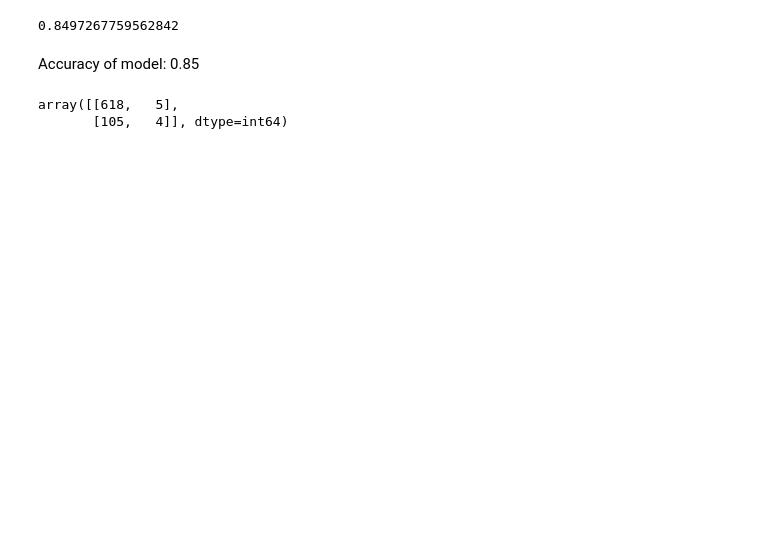
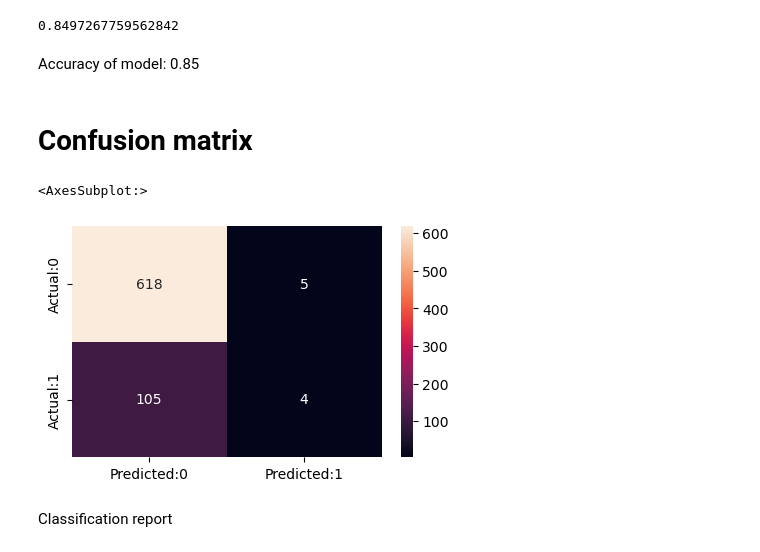
Before and after one commit to kitarp07/AI_final, a Jupyter notebook: heart_disease.ipynb, the cells around one changed output. Cells and saved outputs as stored; diff of their text form; code cells hidden in the pictures; blank space fills up the shorter version.

```diff
--- a/heart_disease.ipynb
+++ b/heart_disease.ipynb
@@ -572,8 +574,16 @@ sklearn.metrics.accuracy_score(y_test,s)
 0.8497267759562842
 # %% [markdown]
 Accuracy of model: 0.85
-# %%
-sklearn.metrics.confusion_matrix(y_test,s)
-# %% [output]
-array([[618,   5],
-       [105,   4]], dtype=int64)
+# %% [markdown]
+# Confusion matrix
+# %%
+from sklearn.metrics import confusion_matrix
+c = confusion_matrix(y_test,s)
+conf_matrix=pd.DataFrame(data=c,columns=['Predicted:0','Predicted:1'],index=['Actual:0','Actual:1'])
+plt.figure(figsize = (5,3))
+sns.heatmap(conf_matrix, annot=True,fmt='d')
+# %% [output]
+<AxesSubplot:>
+[figure, added]
+# %% [markdown]
+Classification report
```
Also changed, not shown: parts of 7 cells of this notebook.
